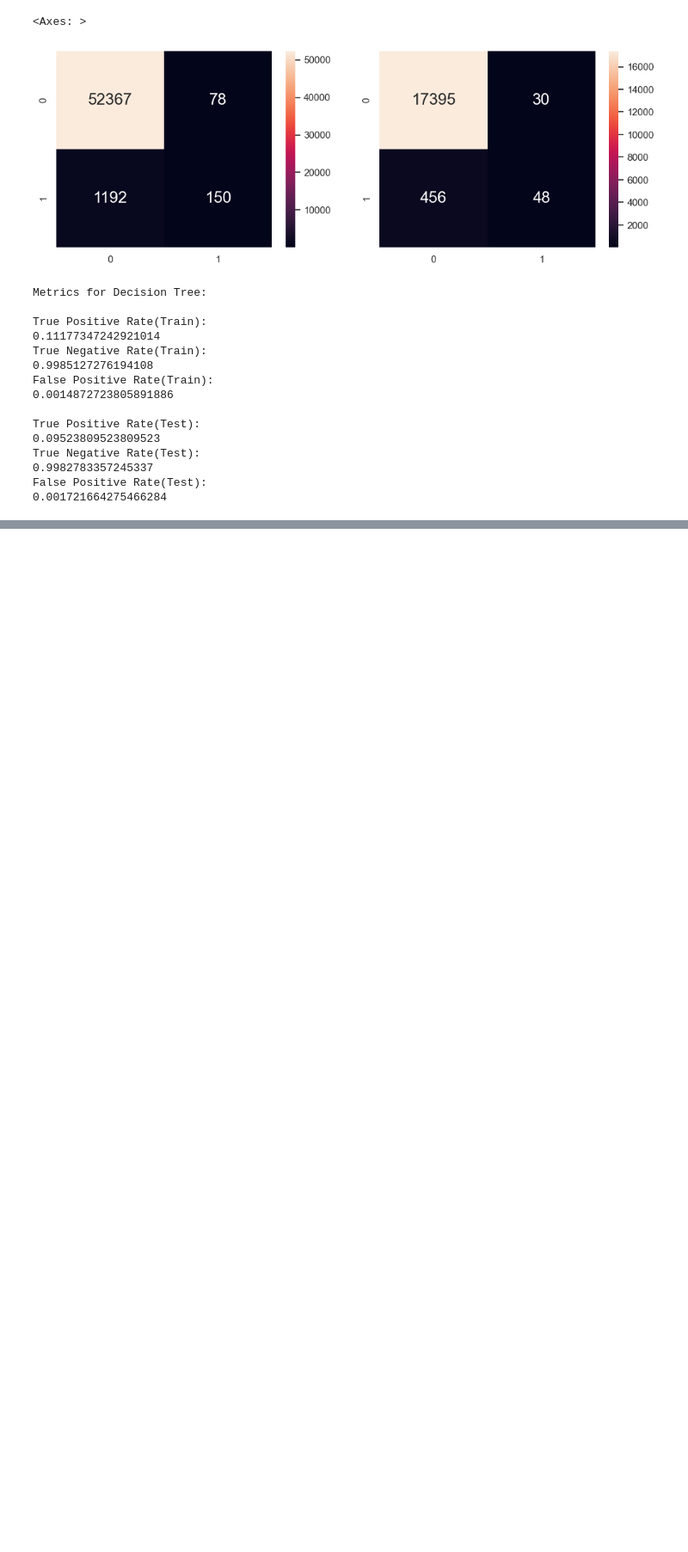
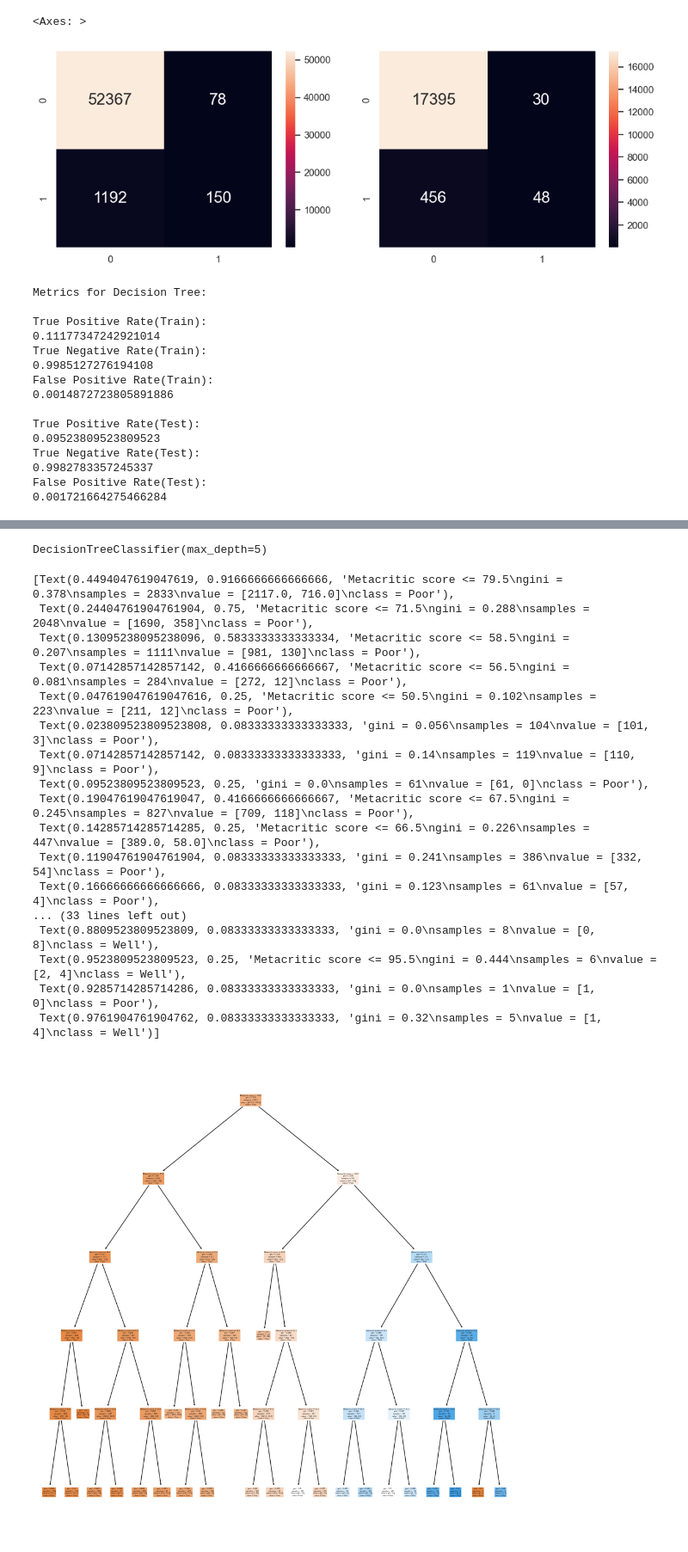
Before and after one commit to jwistired/SC1015-MiniProject, a Jupyter notebook: Mini_Project-Part I.ipynb, the cells around one changed output, grey strips where cells are left out. Shown at 86% size. Saved outputs shown, nothing was run; the diff lists cells and outputs as text; code cells hidden in the pictures; blank space fills up the shorter version.

```diff
--- a/Mini_Project-Part I.ipynb
+++ b/Mini_Project-Part I.ipynb
@@ -421,0 +442,10 @@ For our training model, we achieve a classification accuracy of about 0.97. Henc
+# %%
+data3 = pd.DataFrame(data2[["Ownership ranking", "Metacritic score"]])
+data3 = data3[data3['Metacritic score']>0]
+d = {range(0, 6): 0, range(6, 14): 1}
+data3['Ownership ranking'] = data3['Ownership ranking'].apply(lambda x: next((v for k, v in d.items() if x in k), 0)).astype('bool')
+ownership = pd.DataFrame(data3['Ownership ranking'])
+score = pd.DataFrame(data3['Metacritic score'])
+
+# Split the Dataset into Train and Test
+X_train, X_test, y_train, y_test = train_test_split(score, ownership, test_size = 0.25)
@@ -421,0 +459,30 @@ For our training model, we achieve a classification accuracy of about 0.97. Henc
+# %%
+# Decision Tree using Train Data
+dectree = DecisionTreeClassifier(max_depth = 5)  # create the decision tree object
+dectree.fit(X_train, y_train)                    # train the decision tree model
+# %% [output]
+DecisionTreeClassifier(max_depth=5)
+# %%
+f = plt.figure(figsize=(12,12))
+plot_tree(dectree, filled=True, rounded=True,
+          feature_names=["Metacritic score"],
+          class_names=["Poor","Well"])
+# %% [output]
+[Text(0.4494047619047619, 0.9166666666666666, 'Metacritic score <= 79.5\ngini = 0.378\nsamples = 2833\nvalue = [2117.0, 716.0]\nclass = Poor'),
+ Text(0.24404761904761904, 0.75, 'Metacritic score <= 71.5\ngini = 0.288\nsamples = 2048\nvalue = [1690, 358]\nclass = Poor'),
+ Text(0.13095238095238096, 0.5833333333333334, 'Metacritic score <= 58.5\ngini = 0.207\nsamples = 1111\nvalue = [981, 130]\nclass = Poor'),
+ Text(0.07142857142857142, 0.4166666666666667, 'Metacritic score <= 56.5\ngini = 0.081\nsamples = 284\nvalue = [272, 12]\nclass = Poor'),
+ Text(0.047619047619047616, 0.25, 'Metacritic score <= 50.5\ngini = 0.102\nsamples = 223\nvalue = [211, 12]\nclass = Poor'),
+ Text(0.023809523809523808, 0.08333333333333333, 'gini = 0.056\nsamples = 104\nvalue = [101, 3]\nclass = Poor'),
+ Text(0.07142857142857142, 0.08333333333333333, 'gini = 0.14\nsamples = 119\nvalue = [110, 9]\nclass = Poor'),
+ Text(0.09523809523809523, 0.25, 'gini = 0.0\nsamples = 61\nvalue = [61, 0]\nclass = Poor'),
+ Text(0.19047619047619047, 0.4166666666666667, 'Metacritic score <= 67.5\ngini = 0.245\nsamples = 827\nvalue = [709, 118]\nclass = Poor'),
+ Text(0.14285714285714285, 0.25, 'Metacritic score <= 66.5\ngini = 0.226\nsamples = 447\nvalue = [389.0, 58.0]\nclass = Poor'),
+ Text(0.11904761904761904, 0.08333333333333333, 'gini = 0.241\nsamples = 386\nvalue = [332, 54]\nclass = Poor'),
+ Text(0.16666666666666666, 0.08333333333333333, 'gini = 0.123\nsamples = 61\nvalue = [57, 4]\nclass = Poor'),
+... (33 lines left out)
+ Text(0.8809523809523809, 0.08333333333333333, 'gini = 0.0\nsamples = 8\nvalue = [0, 8]\nclass = Well'),
+ Text(0.9523809523809523, 0.25, 'Metacritic score <= 95.5\ngini = 0.444\nsamples = 6\nvalue = [2, 4]\nclass = Well'),
+ Text(0.9285714285714286, 0.08333333333333333, 'gini = 0.0\nsamples = 1\nvalue = [1, 0]\nclass = Poor'),
+ Text(0.9761904761904762, 0.08333333333333333, 'gini = 0.32\nsamples = 5\nvalue = [1, 4]\nclass = Well')]
+[figure, added]
```
Also changed, not shown: parts of 10 cells of this notebook.
